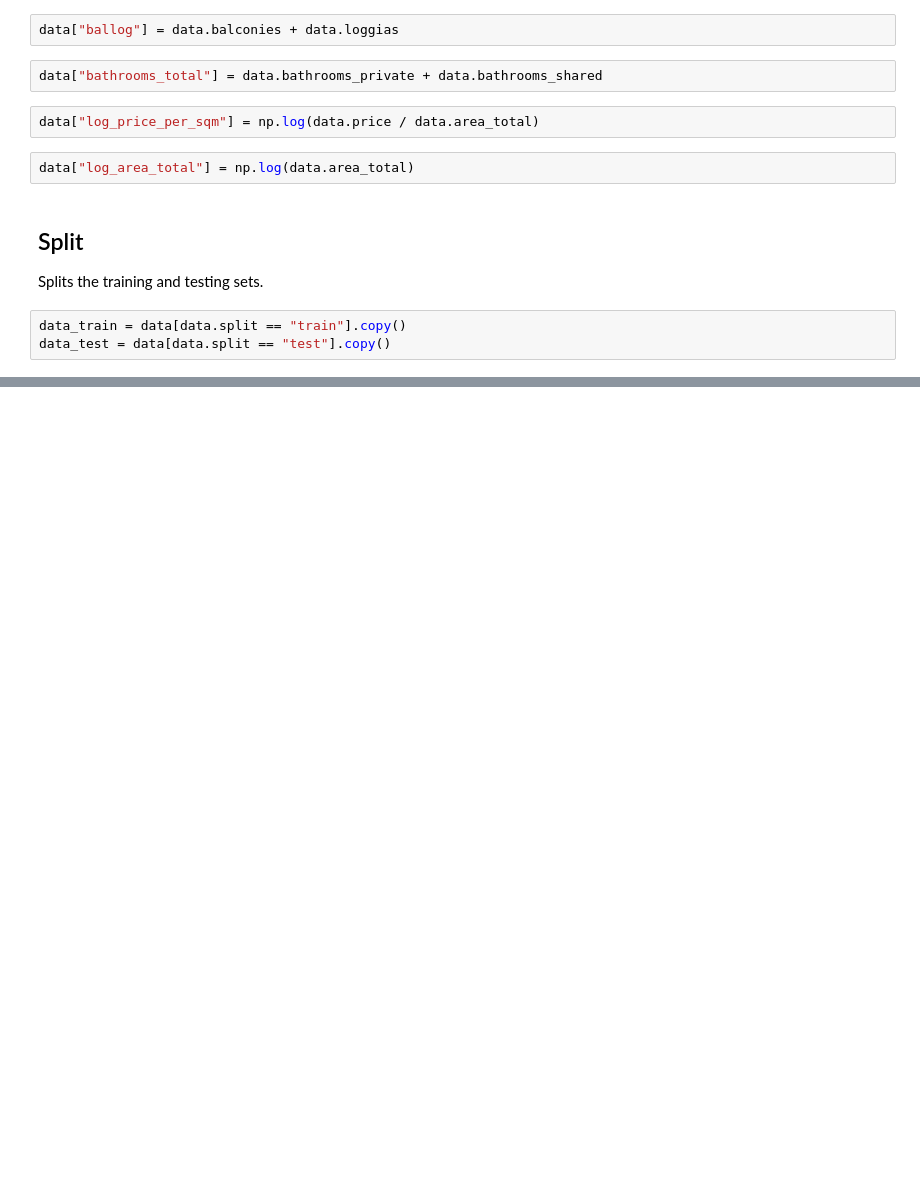
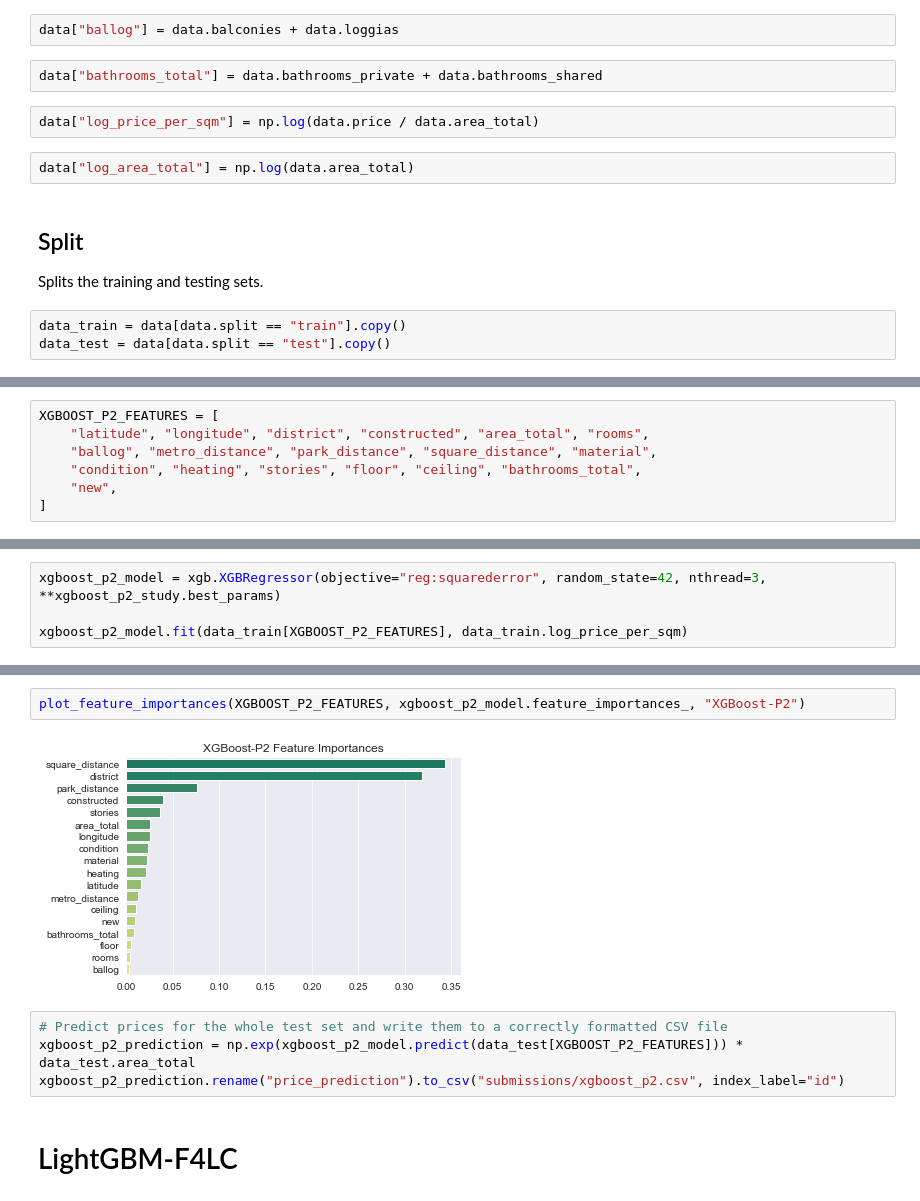
Before and after one commit to jimoskar/ml, a Jupyter notebook: project/long_notebook.ipynb, the cells around one changed output, grey strips where cells are left out. Drawn from its saved outputs; the diff is of its cells as text; blank space fills up the shorter version.

```diff
--- a/project/long_notebook.ipynb
+++ b/project/long_notebook.ipynb
@@ -916,0 +936,7 @@ data_test = data[data.split == "test"].copy()
+# %%
+XGBOOST_P2_FEATURES = [
+    "latitude", "longitude", "district", "constructed", "area_total", "rooms",
+    "ballog", "metro_distance", "park_distance", "square_distance", "material",
+    "condition", "heating", "stories", "floor", "ceiling", "bathrooms_total",
+    "new",
+]
@@ -916,0 +1015,4 @@ data_test = data[data.split == "test"].copy()
+# %%
+xgboost_p2_model = xgb.XGBRegressor(objective="reg:squarederror", random_state=42, nthread=3, **xgboost_p2_study.best_params)
+
+xgboost_p2_model.fit(data_train[XGBOOST_P2_FEATURES], data_train.log_price_per_sqm)
@@ -916,0 +1032,10 @@ data_test = data[data.split == "test"].copy()
+# %%
+plot_feature_importances(XGBOOST_P2_FEATURES, xgboost_p2_model.feature_importances_, "XGBoost-P2")
+# %% [output]
+[figure, added]
+# %%
+# Predict prices for the whole test set and write them to a correctly formatted CSV file
+xgboost_p2_prediction = np.exp(xgboost_p2_model.predict(data_test[XGBOOST_P2_FEATURES])) * data_test.area_total
+xgboost_p2_prediction.rename("price_prediction").to_csv("submissions/xgboost_p2.csv", index_label="id")
+# %% [markdown]
+# LightGBM-F4LC
```
Also changed, not shown: parts of 30 cells of this notebook.
